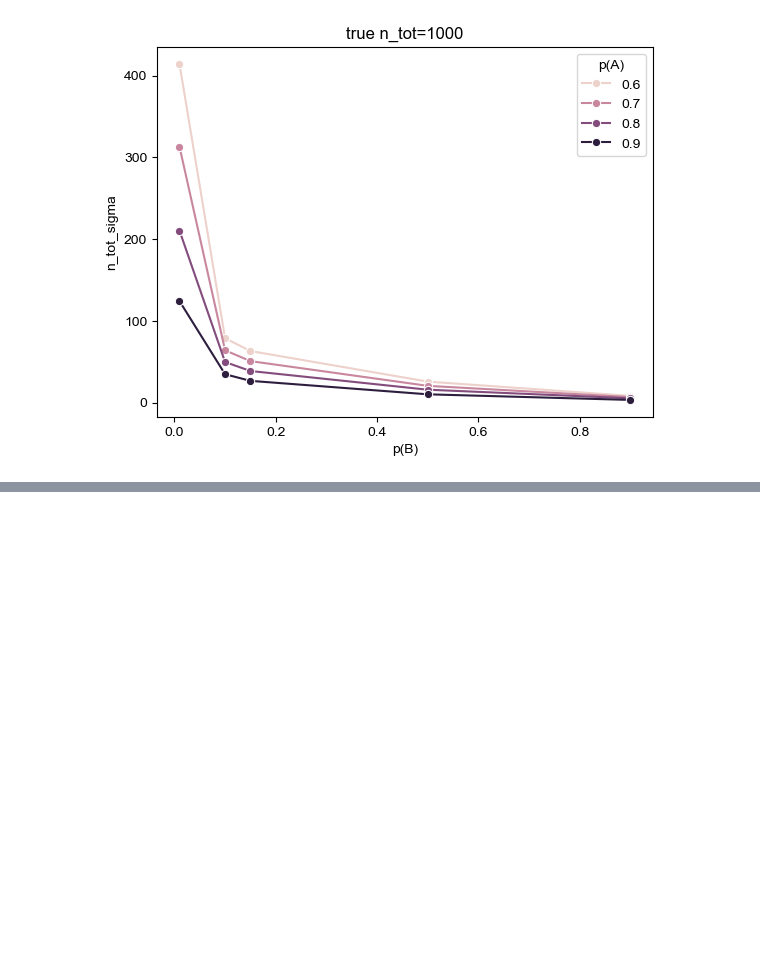
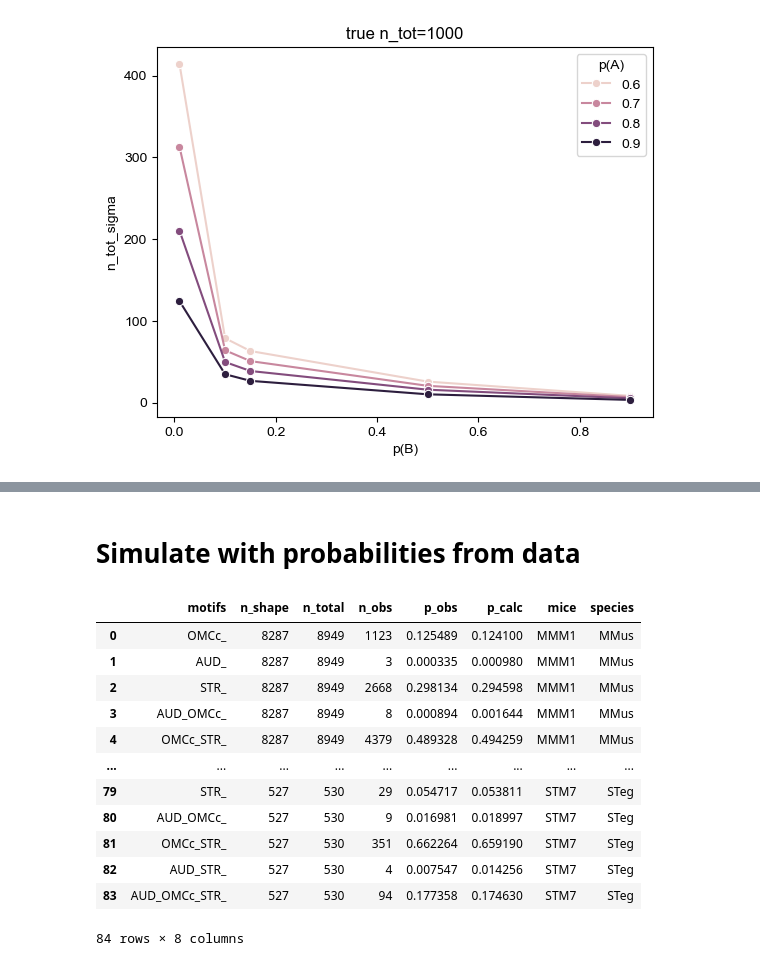
Before and after one commit to eisko/MAPseq_analysis, a Jupyter notebook: motif_simulation_240307.ipynb, the cells around one changed output, grey strips where cells are left out. Cells and saved outputs as stored; diff of their text form; code cells hidden in the pictures; blank space fills up the shorter version.

```diff
--- a/motif_simulation_240307.ipynb
+++ b/motif_simulation_240307.ipynb
@@ -145,0 +105,2 @@ test
+# %% [markdown]
+# Simulate with probabilities from data
@@ -145,0 +128,42 @@ test
+# %%
+plot_areas = ["OMCc", "AUD", "STR"]
+
+# Estimate n-totals
+n_totals = [estimate_n_total(omc_it[i], plot_areas) for i in range(len(omc_it))]
+
+# Count obs motifs
+n_obs_motifs = [df_to_motif_proportion(df, areas=plot_areas, proportion=False) for df in omc_it]
+motifs = n_obs_motifs[0].index
+
+# convert to proportions using adjusted n_totals
+p_obs_motifs = [n_obs_motifs[i]/n_totals[i] for i in range(len(n_totals))]
+
+# calculate proportions based on independent bulk probabilities adjusted for n_total
+p_calc_motifs = [df_to_calc_pab_proportions(df, motifs, adjust_total=True) for df in omc_it]
+
+motif_strings = TF_to_motifs(motifs)
+
+# put into dataframe - note p_obs is adjusted for n_total
+it_motifs_df = []
+for i in range(len(n_totals)):
+    df = pd.DataFrame({"motifs":motif_strings, "n_shape":omc_it[i].shape[0], "n_total":n_totals[i],
+                  "n_obs":n_obs_motifs[i], "p_obs":p_obs_motifs[i], "p_calc":p_calc_motifs[i],
+                  "mice":metadata.loc[i,"mice"], "species":metadata.loc[i,"species"]})
+    it_motifs_df.append(df)
+it_motifs_df = pd.concat(it_motifs_df).reset_index(drop=True)
+
+it_motifs_df
+# %% [output]
+|  | motifs | n_shape | n_total | n_obs | p_obs | p_calc | mice | species |
+| 0 | OMCc_ | 8287 | 8949 | 1123 | 0.125489 | 0.124100 | MMM1 | MMus |
+| 1 | AUD_ | 8287 | 8949 | 3 | 0.000335 | 0.000980 | MMM1 | MMus |
+| 2 | STR_ | 8287 | 8949 | 2668 | 0.298134 | 0.294598 | MMM1 | MMus |
+| 3 | AUD_OMCc_ | 8287 | 8949 | 8 | 0.000894 | 0.001644 | MMM1 | MMus |
+| 4 | OMCc_STR_ | 8287 | 8949 | 4379 | 0.489328 | 0.494259 | MMM1 | MMus |
+| ... | ... | ... | ... | ... | ... | ... | ... | ... |
+| 79 | STR_ | 527 | 530 | 29 | 0.054717 | 0.053811 | STM7 | STeg |
+| 80 | AUD_OMCc_ | 527 | 530 | 9 | 0.016981 | 0.018997 | STM7 | STeg |
+| 81 | OMCc_STR_ | 527 | 530 | 351 | 0.662264 | 0.659190 | STM7 | STeg |
+| 82 | AUD_STR_ | 527 | 530 | 4 | 0.007547 | 0.014256 | STM7 | STeg |
+| 83 | AUD_OMCc_STR_ | 527 | 530 | 94 | 0.177358 | 0.174630 | STM7 | STeg |
+84 rows × 8 columns
```
Also changed, not shown: parts of 15 cells of this notebook, 7 other files.
